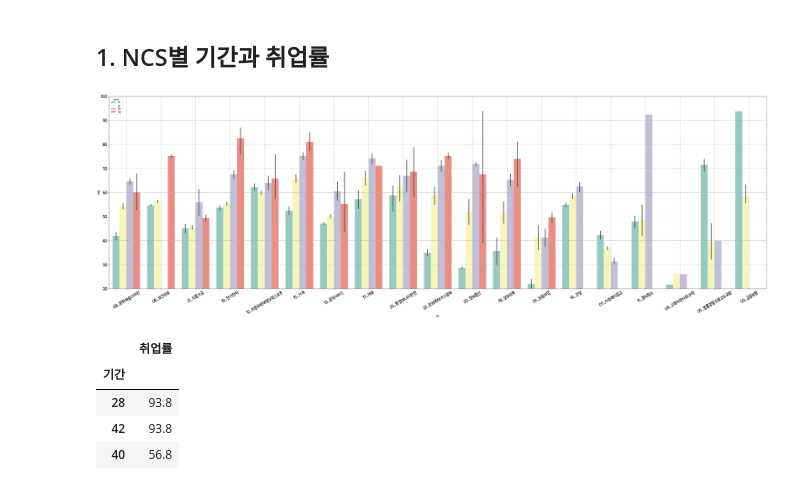
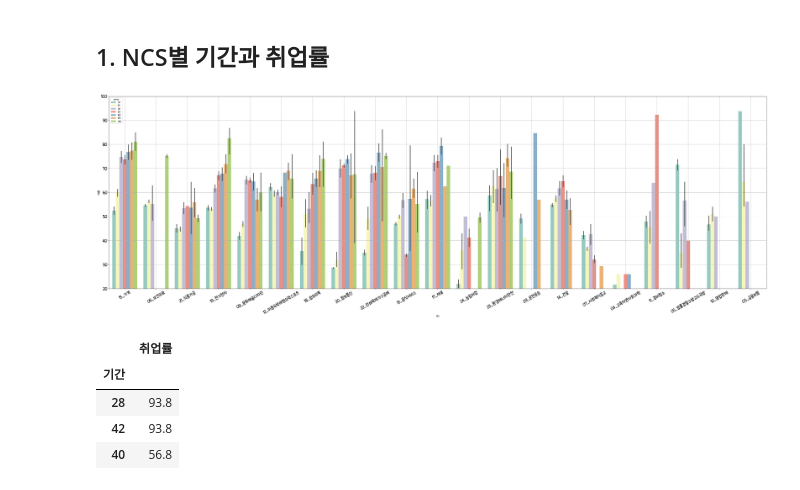
Before and after one commit to RyuJelly/jupyterlab, a Jupyter notebook: HRDproject/analysis.ipynb, the cells around one changed output. Cells and saved outputs as stored; diff of their text form; code cells hidden in the pictures.

```diff
--- a/HRDproject/analysis.ipynb
+++ b/HRDproject/analysis.ipynb
@@ -56,34 +56,40 @@ import seaborn as sns
 
 # 전처리
 df_1 = df.copy()
 df_p = df_1['기간']
 periodlist = []
 for i in range(len(df_p)):
     if df_p[i] <= 30 :
         p = 30
+    elif 30 < df_p[i] <= 60 :
+        p = 60
     elif 30 < df_p[i] <= 90 :
         p = 90
+    elif 90 < df_p[i] <= 120 :
+        p = 120
+    elif 120 < df_p[i] <= 160 :
+        p = 160
     elif 90 < df_p[i] <= 180 :
         p = 180
     else :
         p = 365
 
     periodlist.append(p)
 df_1['period'] = periodlist
 df_1.sort_values(by=['period'], ascending=False, inplace=True)
 # 구역설정
 fig = plt.figure(figsize=(50,15))
 ax1 = fig.add_subplot(1,1,1)
 
 # 그래프 그리기
 sns.barplot(x='NCS', y='취업률', hue='period' , palette='Set3', data=df_1, ax=ax1)
 plt.xticks(size=20, rotation=30)
 plt.yticks(size=20)
 plt.grid(True)
 plt.ylim(20, 100)
 plt.show()
 # %% [output]
-[figure, old version]
+[figure, new version]
 # %%
 import matplotlib.pyplot as plt
 import seaborn as sns
```
Also changed, not shown: parts of 2 cells of this notebook, 1 other file.
